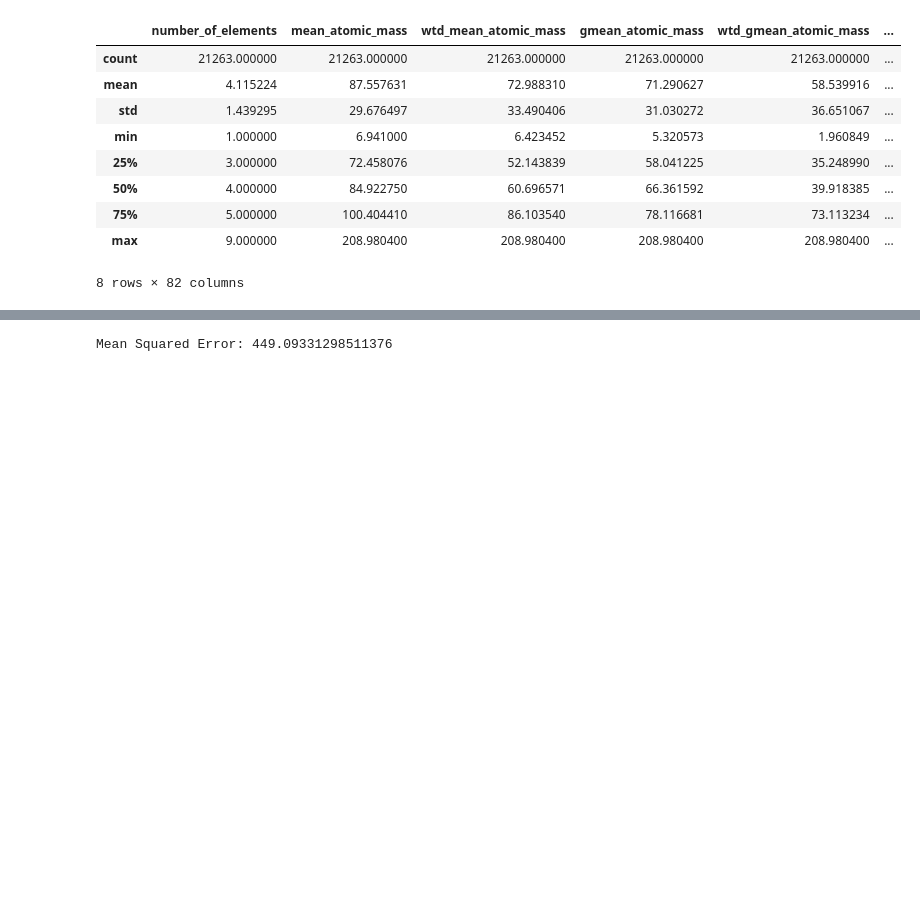
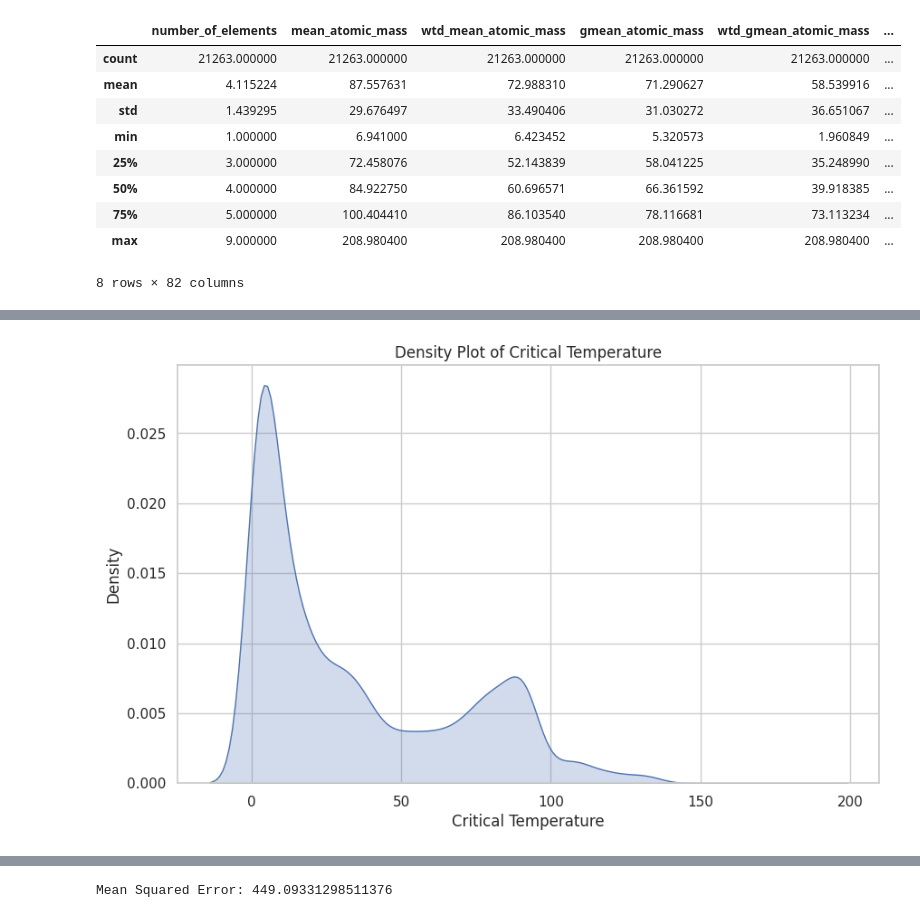
Before and after one commit to NeerajSura/PML, a Jupyter notebook: Project2/PML_Project2.ipynb, the cells around one changed output, grey strips where cells are left out. Saved outputs shown, nothing was run; the diff lists cells and outputs as text; code cells hidden in the pictures; blank space fills up the shorter version.

```diff
--- a/Project2/PML_Project2.ipynb
+++ b/Project2/PML_Project2.ipynb
@@ -69,0 +111,13 @@ Index(['number_of_elements', 'mean_atomic_mass', 'wtd_mean_atomic_mass',
+# %%
+# Assuming 'data' is your DataFrame containing the 'critical_temp' feature
+sns.set(style="whitegrid")
+plt.figure(figsize=(10, 6))
+
+# Plot density graph
+sns.kdeplot(data['critical_temp'], fill=True)
+plt.title('Density Plot of Critical Temperature')
+plt.xlabel('Critical Temperature')
+plt.ylabel('Density')
+plt.show()
+# %% [output]
+[figure, added]
```
Also changed, not shown: parts of 12 cells of this notebook, 2 other files.
